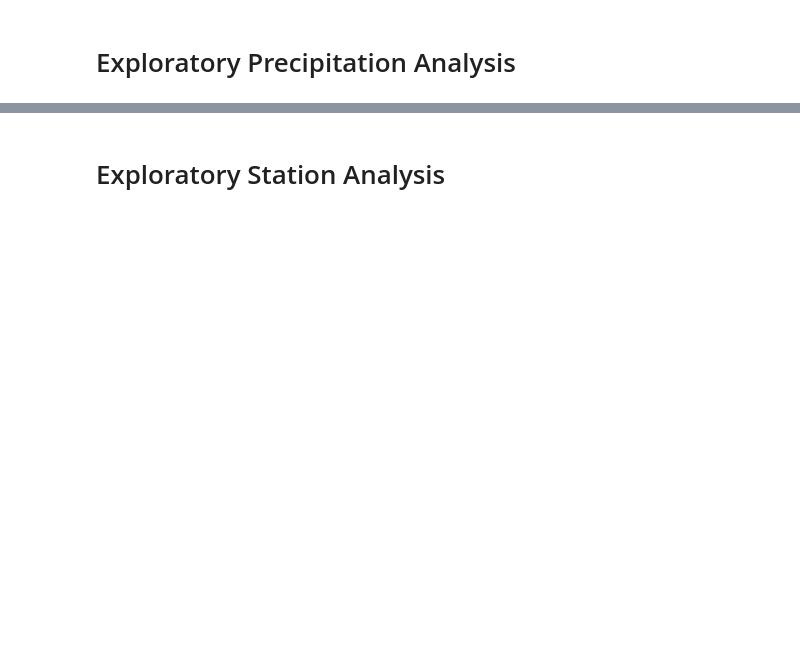
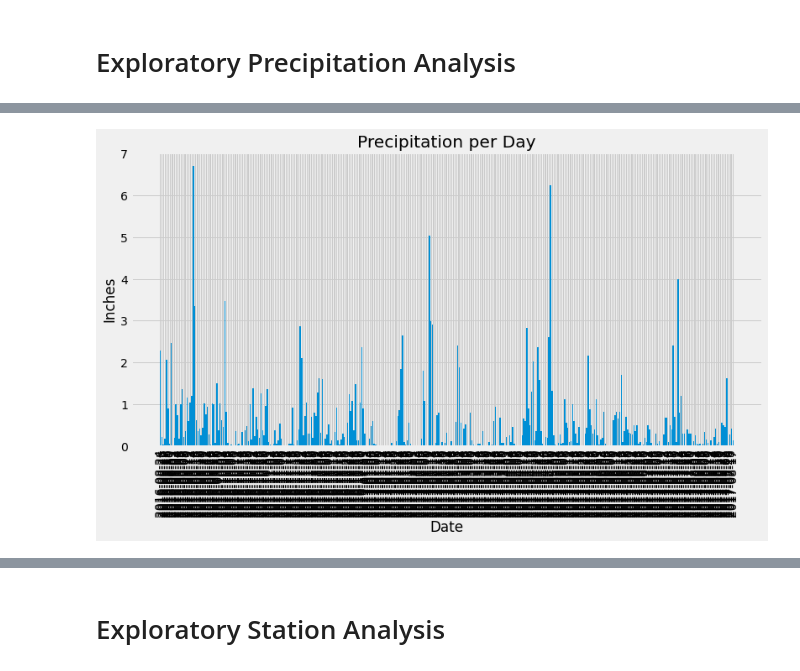
Before and after one commit to gmitt98/sqlalchemy-challenge, a Jupyter notebook: SurfsUp/climate_starter.ipynb, the cells around one changed output, grey strips where cells are left out. Saved outputs shown, nothing was run; the diff lists cells and outputs as text; code cells hidden in the pictures; blank space fills up the shorter version.

```diff
--- a/SurfsUp/climate_starter.ipynb
+++ b/SurfsUp/climate_starter.ipynb
@@ -47,5 +58,6 @@ session = Session(engine)
 # %%
-result = engine.execute('SELECT * FROM station LIMIT 5')
+# Taking a look at the top rows in measurement table
+result = session.execute('SELECT * FROM measurement LIMIT 5')
 for row in result:
     print(row)
 # %% [output]
@@ -112,5 +100,0 @@ for row in max_date:
-# %%
-from datetime import datetime, timedelta
-max_date = datetime.strptime(max_date, '%Y-%m-%d').date()
-one_year_ago = max_date - timedelta(days=365)
-print(one_year_ago)
@@ -123,4 +100,0 @@ print(type(one_year_ago))
-# %%
-date_test = session.execute('select max(date) from measurement')
-for row in date_test:
-    print(row)
@@ -128,0 +101,8 @@ for row in date_test:
+# %%
+# Look at the min and max dates in the measurement table and see what type they are if i read them
+date_range = session.execute('select min(date), max(date) from measurement')
+for row in date_range:
+    min_date = row[0]
+    max_date = row[1]
+    print(min_date, max_date)
+    print(type(min_date), type(max_date))
@@ -154,0 +176,21 @@ Text(0, 0.5, 'Inches')
+# %%
+
+# Use Pandas Plotting with Matplotlib to plot the data
+
+
+# create the bar chart for precipitation by day
+fig, ax = plt.subplots(figsize=(12,6))
+# plot bar chart
+ax.bar(df_prcp['date'], df_prcp['precipitation'])
+# set axis labels and title
+ax.set_xlabel('Date')
+ax.set_ylabel('Inches')
+ax.set_title('Precipitation per Day')
+
+# rotate x-axis labels for readability
+plt.xticks(rotation=90)
+
+# display chart
+plt.show()
+# %% [output]
+[figure, added]
```
Also changed, not shown: parts of 30 cells of this notebook.
